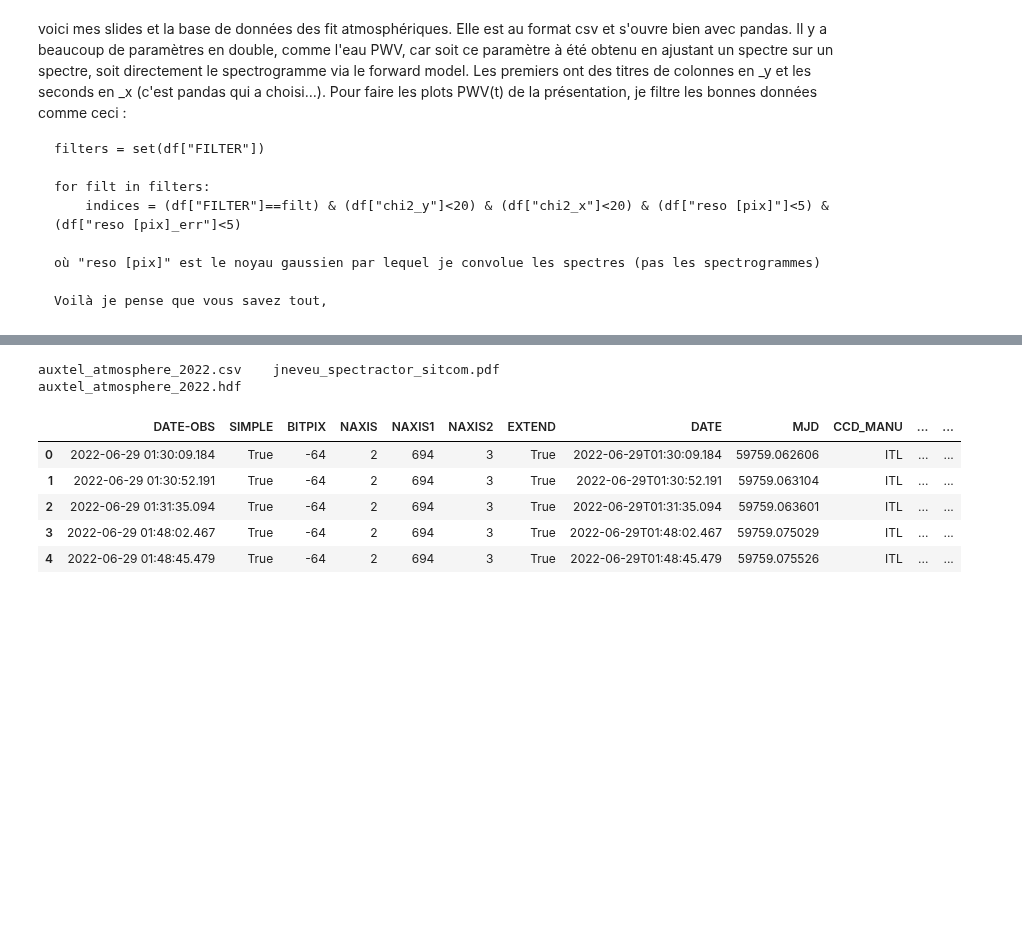
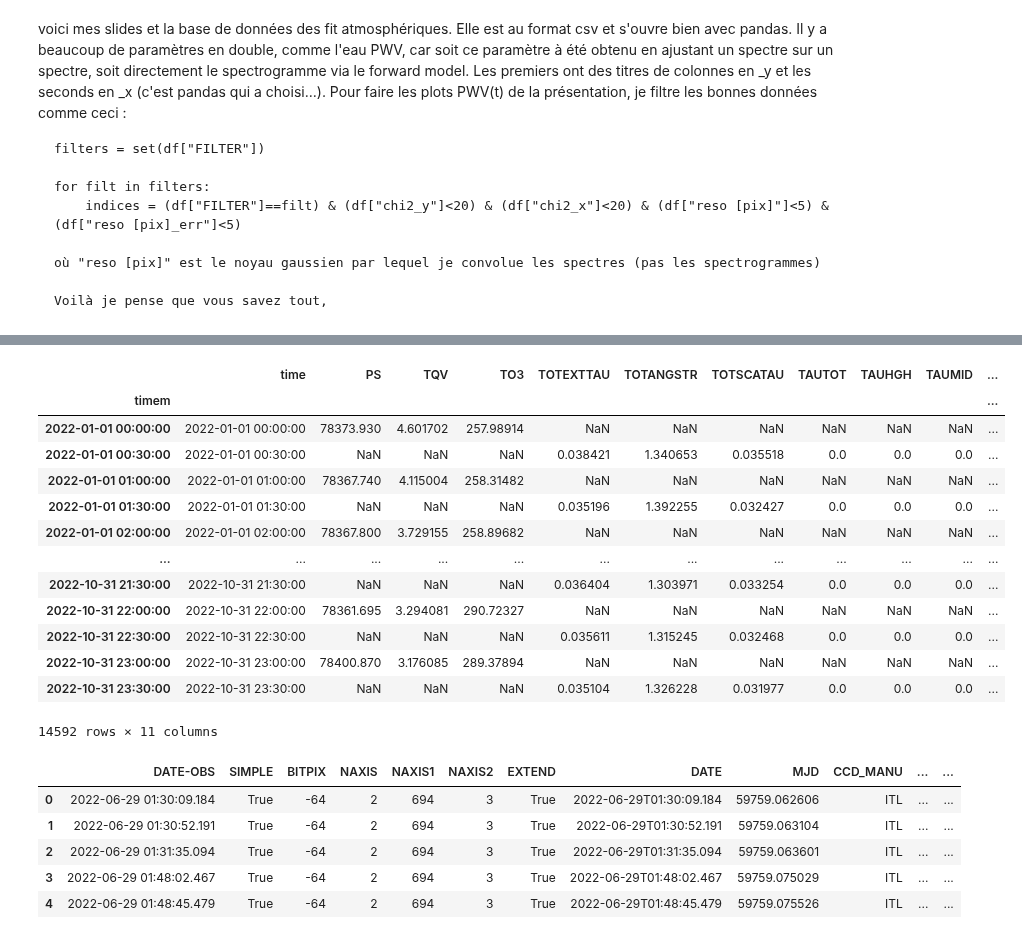
Before and after one commit to sylvielsstfr/GMAOMERRA2, a Jupyter notebook: AnalysisAuxtel/2022/AtmosphericEstimationAuxtel2022.ipynb, the cells around one changed output, grey strips where cells are left out. Drawn from its saved outputs; the diff is of its cells as text; code cells hidden in the pictures; blank space fills up the shorter version.

```diff
--- a/AnalysisAuxtel/2022/AtmosphericEstimationAuxtel2022.ipynb
+++ b/AnalysisAuxtel/2022/AtmosphericEstimationAuxtel2022.ipynb
@@ -28,5 +41,2 @@ filename_in="auxtel_atmosphere_2022.hdf"
 # %%
-! ls $path
+df_m.sort_values(by='time', inplace=True)
-# %% [output]
-auxtel_atmosphere_2022.csv    jneveu_spectractor_sitcom.pdf
-auxtel_atmosphere_2022.hdf
@@ -33,3 +49,20 @@ auxtel_atmosphere_2022.hdf
+# %%
+df_m
+# %% [output]
+|  | time | PS | TQV | TO3 | TOTEXTTAU | TOTANGSTR | TOTSCATAU | TAUTOT | TAUHGH | TAUMID | ... |
+| timem |  |  |  |  |  |  |  |  |  |  | ... |
+| 2022-01-01 00:00:00 | 2022-01-01 00:00:00 | 78373.930 | 4.601702 | 257.98914 | NaN | NaN | NaN | NaN | NaN | NaN | ... |
+| 2022-01-01 00:30:00 | 2022-01-01 00:30:00 | NaN | NaN | NaN | 0.038421 | 1.340653 | 0.035518 | 0.0 | 0.0 | 0.0 | ... |
+| 2022-01-01 01:00:00 | 2022-01-01 01:00:00 | 78367.740 | 4.115004 | 258.31482 | NaN | NaN | NaN | NaN | NaN | NaN | ... |
+| 2022-01-01 01:30:00 | 2022-01-01 01:30:00 | NaN | NaN | NaN | 0.035196 | 1.392255 | 0.032427 | 0.0 | 0.0 | 0.0 | ... |
+| 2022-01-01 02:00:00 | 2022-01-01 02:00:00 | 78367.800 | 3.729155 | 258.89682 | NaN | NaN | NaN | NaN | NaN | NaN | ... |
+| ... | ... | ... | ... | ... | ... | ... | ... | ... | ... | ... | ... |
+| 2022-10-31 21:30:00 | 2022-10-31 21:30:00 | NaN | NaN | NaN | 0.036404 | 1.303971 | 0.033254 | 0.0 | 0.0 | 0.0 | ... |
+| 2022-10-31 22:00:00 | 2022-10-31 22:00:00 | 78361.695 | 3.294081 | 290.72327 | NaN | NaN | NaN | NaN | NaN | NaN | ... |
+| 2022-10-31 22:30:00 | 2022-10-31 22:30:00 | NaN | NaN | NaN | 0.035611 | 1.315245 | 0.032468 | 0.0 | 0.0 | 0.0 | ... |
+| 2022-10-31 23:00:00 | 2022-10-31 23:00:00 | 78400.870 | 3.176085 | 289.37894 | NaN | NaN | NaN | NaN | NaN | NaN | ... |
+| 2022-10-31 23:30:00 | 2022-10-31 23:30:00 | NaN | NaN | NaN | 0.035104 | 1.326228 | 0.031977 | 0.0 | 0.0 | 0.0 | ... |
+14592 rows × 11 columns
 # %%
 fullfilename=os.path.join(path,filename)
 #fullfilename_in=os.path.join(path,filename_in)
```
Also changed, not shown: parts of 13 cells of this notebook.
